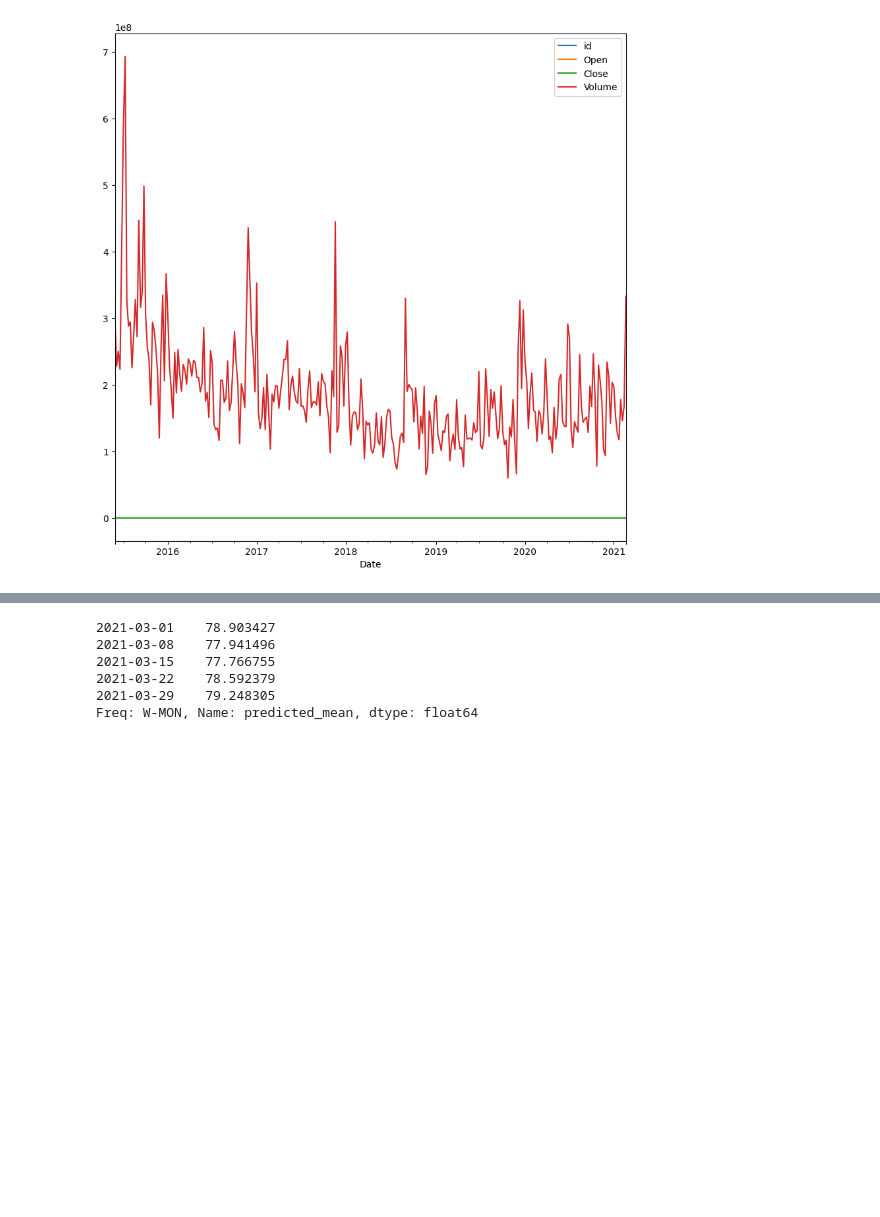
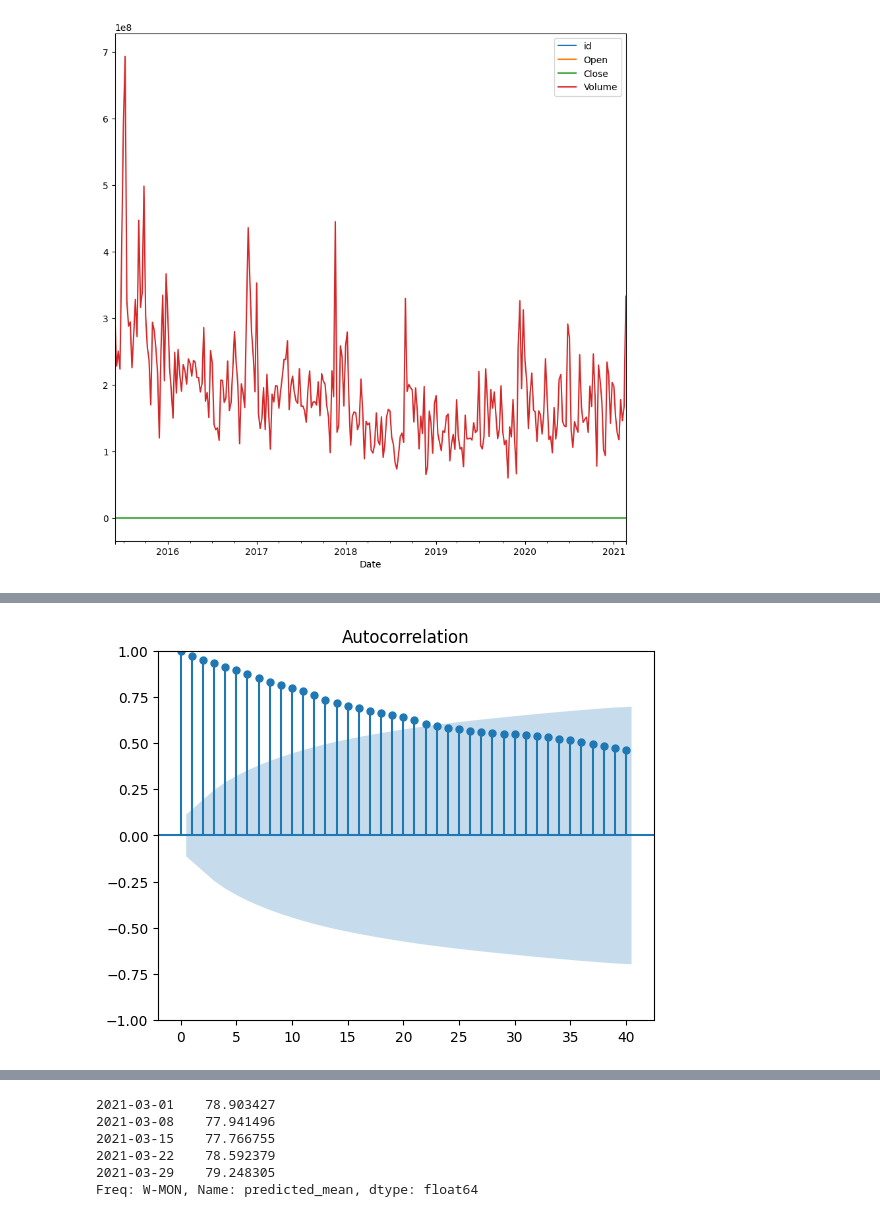
Before and after one commit to anaghasid/DA_Hackathon_Stock_Price_Strategy, a Jupyter notebook: CleanRegressors.ipynb, the cells around one changed output, grey strips where cells are left out. Cells and saved outputs as stored; diff of their text form; code cells hidden in the pictures; blank space fills up the shorter version.

```diff
--- a/CleanRegressors.ipynb
+++ b/CleanRegressors.ipynb
@@ -29,0 +33,6 @@ plt.show()
+# %%
+from statsmodels.graphics import tsaplots
+fig = tsaplots.plot_acf(train['Close'], lags=40)
+plt.show()
+# %% [output]
+[figure, added]
```
Also changed, not shown: parts of 40 cells of this notebook, 5 other files.
